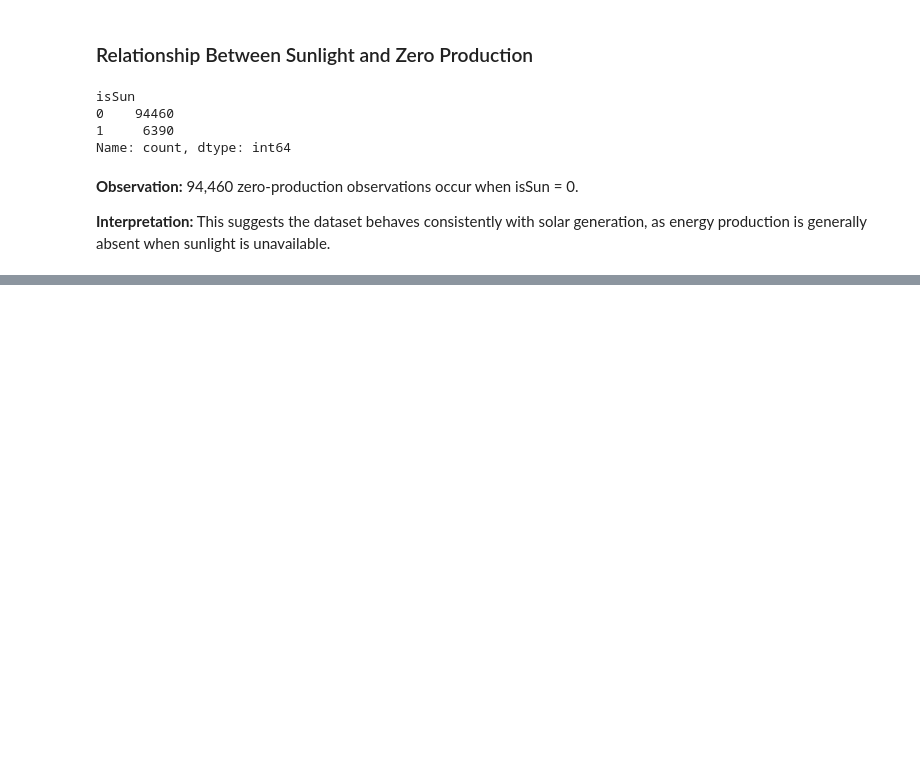
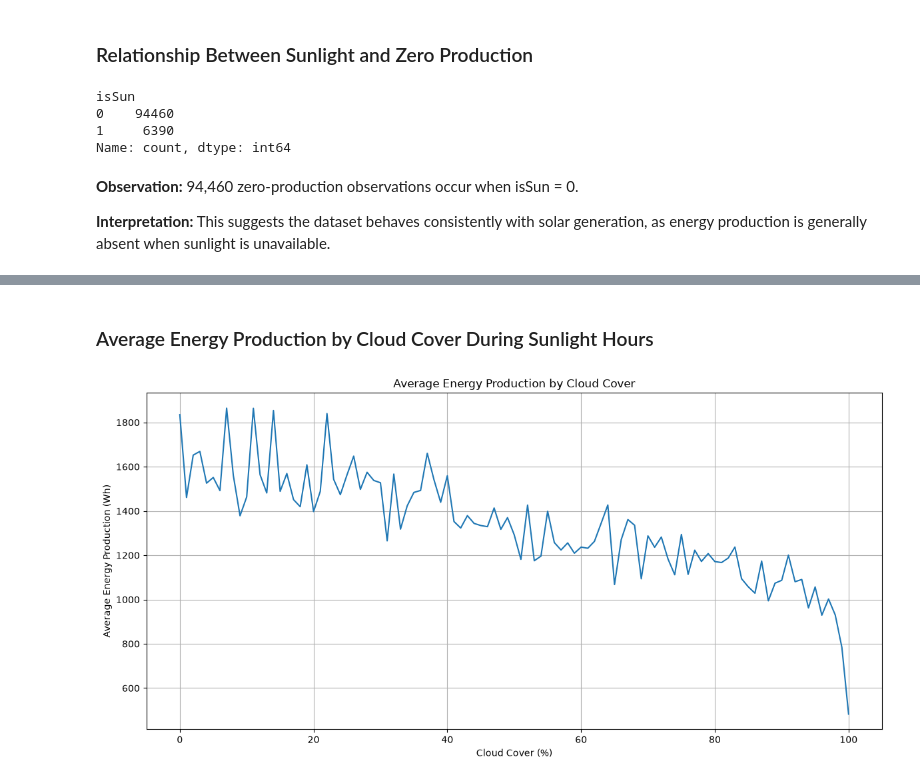
Before and after one commit to raminrad96/renewable-energy-intelligence, a Jupyter notebook: notebooks/01_data_understanding.ipynb, the cells around one changed output, grey strips where cells are left out. Saved outputs shown, nothing was run; the diff lists cells and outputs as text; code cells hidden in the pictures; blank space fills up the shorter version.

```diff
--- a/notebooks/01_data_understanding.ipynb
+++ b/notebooks/01_data_understanding.ipynb
@@ -82,0 +159,4 @@ This suggests the dataset behaves consistently with solar generation, as energy
+# %%
+sun_df = df[df["isSun"] == 1]
+
+sun_df.shape
@@ -82,0 +165,7 @@ This suggests the dataset behaves consistently with solar generation, as energy
+# %%
+sun_cloud_energy = (
+    sun_df.groupby("clouds_all")["Energy delta[Wh]"]
+    .mean()
+)
+
+sun_cloud_energy.head()
@@ -82,0 +180,19 @@ This suggests the dataset behaves consistently with solar generation, as energy
+# %% [markdown]
+### Average Energy Production by Cloud Cover During Sunlight Hours
+# %%
+import matplotlib.pyplot as plt
+
+plt.figure(figsize=(12, 6))
+
+sun_cloud_energy.plot()
+
+plt.title("Average Energy Production by Cloud Cover")
+plt.xlabel("Cloud Cover (%)")
+plt.ylabel("Average Energy Production (Wh)")
+
+plt.grid(True)
+plt.tight_layout()
+
+plt.show()
+# %% [output]
+[figure, added]
```
Also changed, not shown: parts of 42 cells of this notebook, 6 other files.
